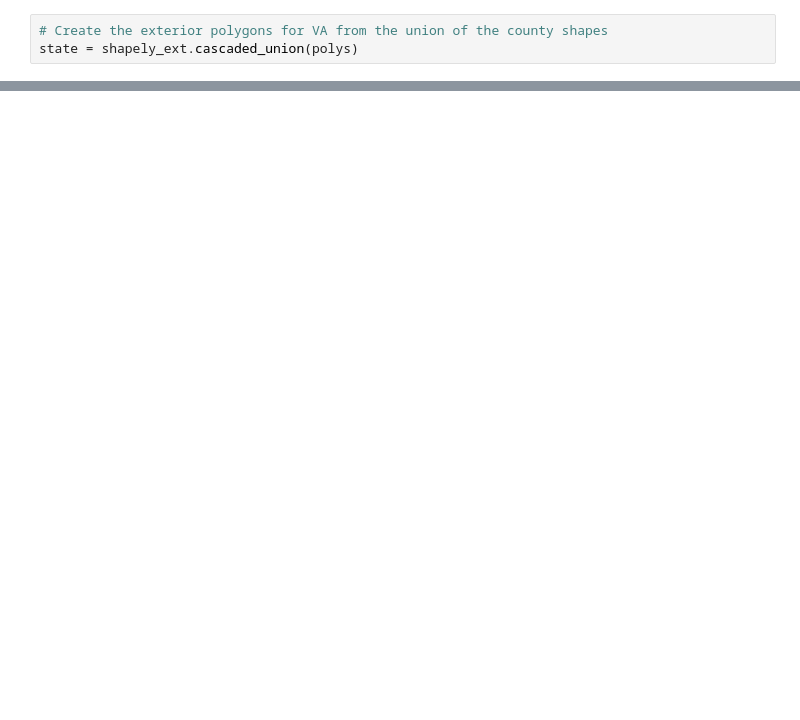
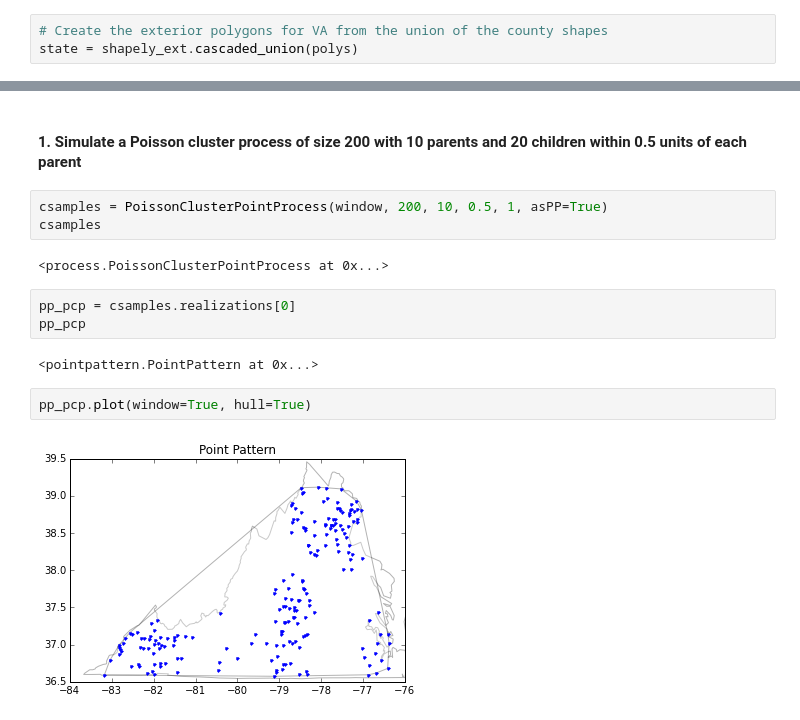
Before and after one commit to pysal/pointpats, a Jupyter notebook: process.ipynb, the cells around one changed output, grey strips where cells are left out. Drawn from its saved outputs; the diff is of its cells as text; blank space fills up the shorter version.

Commit message:
point process ipython notebook

```diff
--- a/process.ipynb
+++ b/process.ipynb
@@ -92,0 +199,16 @@ plt.ylim(window.bbox[1],window.bbox[3])
+# %% [markdown]
+#### 1. Simulate a Poisson cluster process of size 200 with 10 parents and 20 children within 0.5 units of each parent
+# %%
+csamples = PoissonClusterPointProcess(window, 200, 10, 0.5, 1, asPP=True)
+csamples
+# %% [output]
+<process.PoissonClusterPointProcess at 0x...>
+# %%
+pp_pcp = csamples.realizations[0]
+pp_pcp
+# %% [output]
+<pointpattern.PointPattern at 0x...>
+# %%
+pp_pcp.plot(window=True, hull=True)
+# %% [output]
+[figure, added]
```
Also changed, not shown: parts of 43 cells of this notebook, 5 other files.
